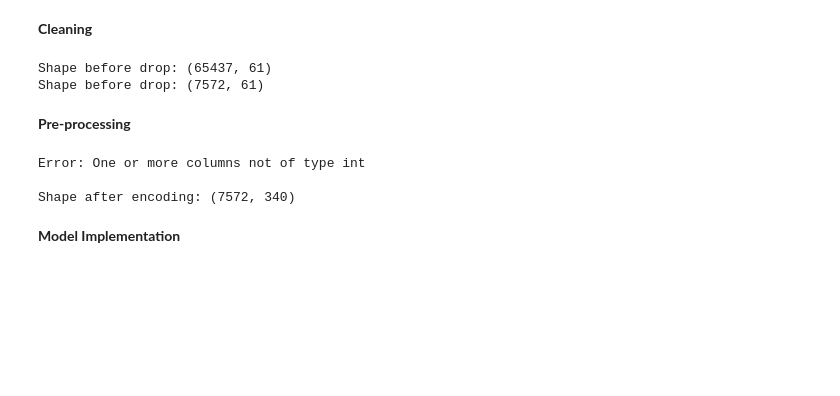
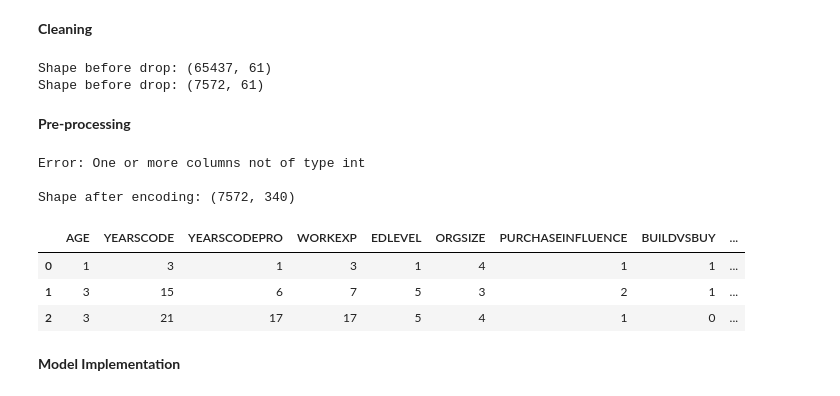
Before and after one commit to adni8025/Stack-Overflow-Developer-Survey-Data-Mining, a Jupyter notebook: restructuredFile.ipynb, the cells around one changed output. Drawn from its saved outputs; the diff is of its cells as text; code cells hidden in the pictures; blank space fills up the shorter version.

```diff
--- a/restructuredFile.ipynb
+++ b/restructuredFile.ipynb
@@ -617,6 +611,13 @@ print(f'Shape after encoding: {jobsat_df.shape}\n')
 Error: One or more columns not of type int
 
 Shape after encoding: (7572, 340)
+# %%
+jobsat_df.head(3)
+# %% [output]
+|  | AGE | YEARSCODE | YEARSCODEPRO | WORKEXP | EDLEVEL | ORGSIZE | PURCHASEINFLUENCE | BUILDVSBUY | ... |
+| 0 | 1 | 3 | 1 | 3 | 1 | 4 | 1 | 1 | ... |
+| 1 | 3 | 15 | 6 | 7 | 5 | 3 | 2 | 1 | ... |
+| 2 | 3 | 21 | 17 | 17 | 5 | 4 | 1 | 0 | ... |
 # %%
 #reclass JOBSAT to low satisfaction, medium satisfaction, and high satisfaction
 def bin_jobsat(val):
```
Also changed, not shown: parts of 9 cells of this notebook.
